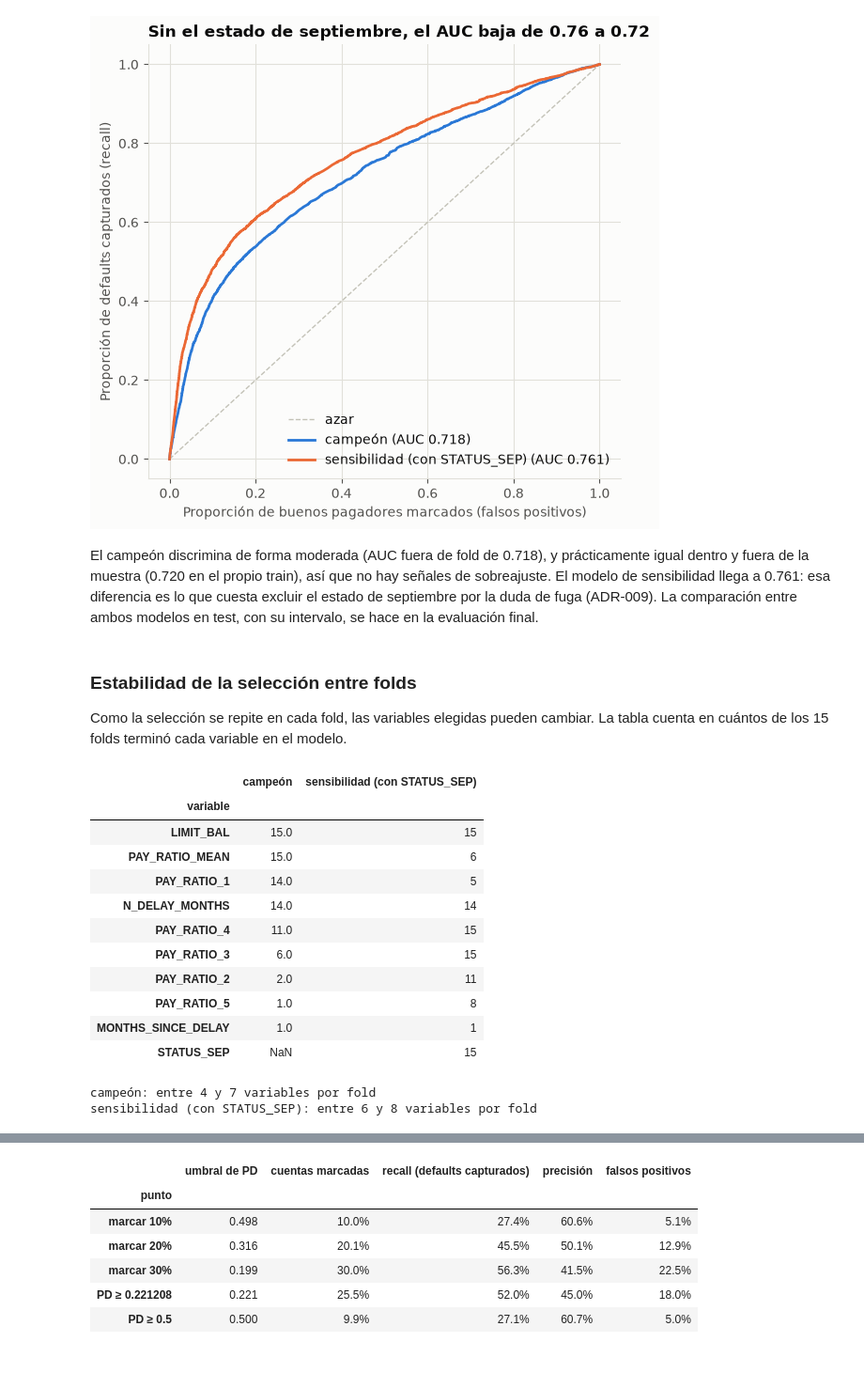
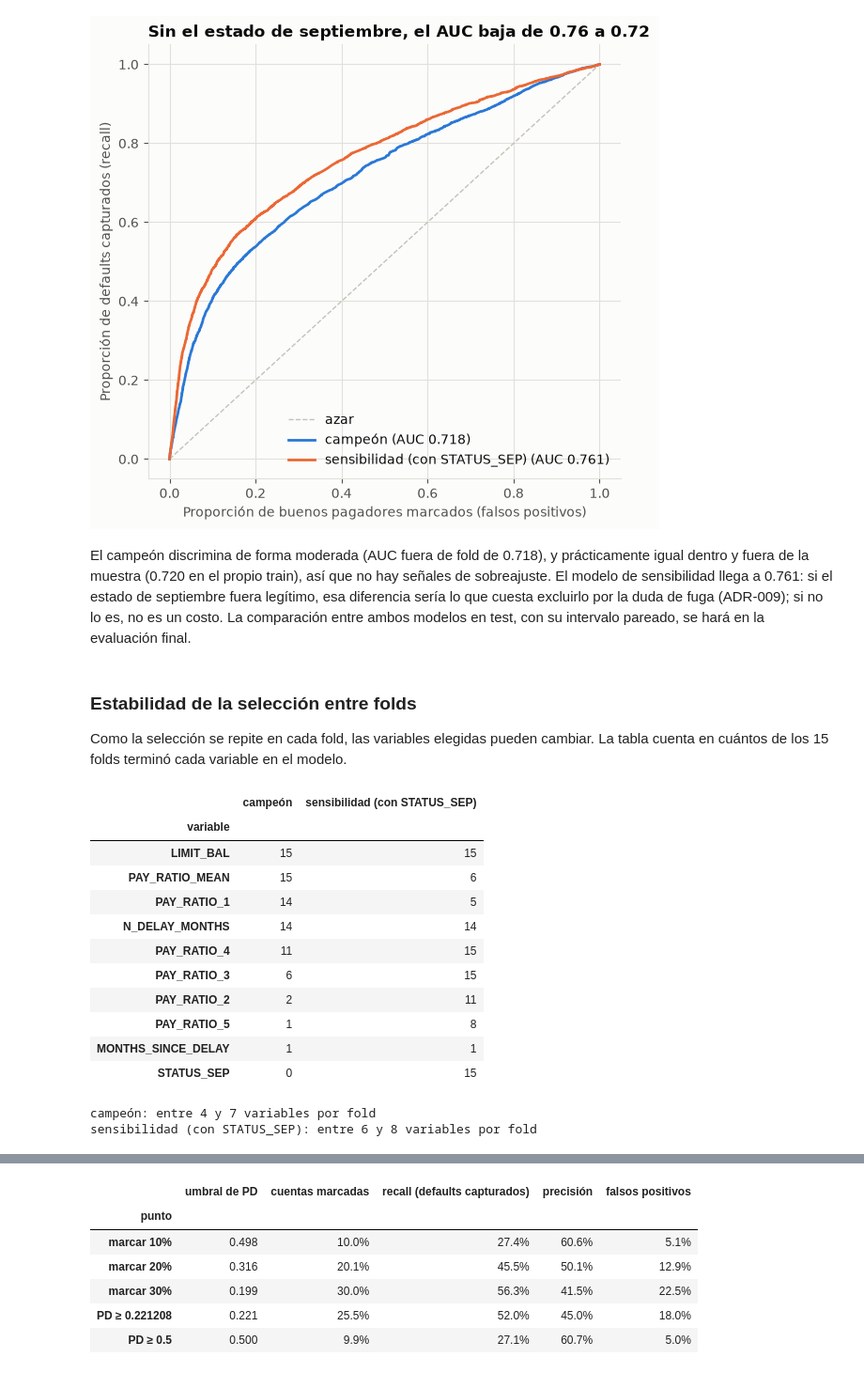
Before and after one commit to caleb9898/Credit-risk-scorecard-collections, a Jupyter notebook: notebooks/03_pd_model_logistic.ipynb, the cells around one changed output, grey strips where cells are left out. Shown at 94% size. Cells and saved outputs as stored; diff of their text form; code cells hidden in the pictures.

```diff
--- a/notebooks/03_pd_model_logistic.ipynb
+++ b/notebooks/03_pd_model_logistic.ipynb
@@ -228,9 +246,9 @@ plt.show()
 # %% [markdown]
 El campeón discrimina de forma moderada (AUC fuera de fold de 0.718), y prácticamente igual dentro
 y fuera de la muestra (0.720 en el propio train), así que no hay señales de sobreajuste. El modelo
-de sensibilidad llega a 0.761: esa diferencia es lo que cuesta excluir el estado de septiembre por
-la duda de fuga (ADR-009). La comparación entre ambos modelos en test, con su intervalo, se hace en
-la evaluación final.
+de sensibilidad llega a 0.761: si el estado de septiembre fuera legítimo, esa diferencia sería lo
+que cuesta excluirlo por la duda de fuga (ADR-009); si no lo es, no es un costo. La comparación
+entre ambos modelos en test, con su intervalo pareado, se hará en la evaluación final.
 # %% [markdown]
 ### Estabilidad de la selección entre folds
 
@@ -239,26 +257,27 @@ cuántos de los 15 folds terminó cada variable en el modelo.
 # %%
 counts = pd.DataFrame(
     {NAMES[name]: model["cv"]["selection_counts"] for name, model in report["models"].items()}
 )
+counts = counts.fillna(0).astype(int)
 counts = counts[(counts > 0).any(axis=1)].sort_values(NAMES["champion"], ascending=False)
 counts.index.name = "variable"
 display(counts)
 for name, model in report["models"].items():
     sizes = model["cv"]["n_features_by_fold"]
     print(f"{NAMES[name]}: entre {min(sizes)} y {max(sizes)} variables por fold")
 # %% [output]
 |  | campeón | sensibilidad (con STATUS_SEP) |
 | variable |  |  |
-| LIMIT_BAL | 15.0 | 15 |
-| PAY_RATIO_MEAN | 15.0 | 6 |
-| PAY_RATIO_1 | 14.0 | 5 |
-| N_DELAY_MONTHS | 14.0 | 14 |
-| PAY_RATIO_4 | 11.0 | 15 |
-| PAY_RATIO_3 | 6.0 | 15 |
-| PAY_RATIO_2 | 2.0 | 11 |
-| PAY_RATIO_5 | 1.0 | 8 |
-| MONTHS_SINCE_DELAY | 1.0 | 1 |
-| STATUS_SEP | NaN | 15 |
+| LIMIT_BAL | 15 | 15 |
+| PAY_RATIO_MEAN | 15 | 6 |
+| PAY_RATIO_1 | 14 | 5 |
+| N_DELAY_MONTHS | 14 | 14 |
+| PAY_RATIO_4 | 11 | 15 |
+| PAY_RATIO_3 | 6 | 15 |
+| PAY_RATIO_2 | 2 | 11 |
+| PAY_RATIO_5 | 1 | 8 |
+| MONTHS_SINCE_DELAY | 1 | 1 |
+| STATUS_SEP | 0 | 15 |
 campeón: entre 4 y 7 variables por fold
 sensibilidad (con STATUS_SEP): entre 6 y 8 variables por fold
 # %% [markdown]
```
Also changed, not shown: parts of 17 cells of this notebook, 3 other files.
